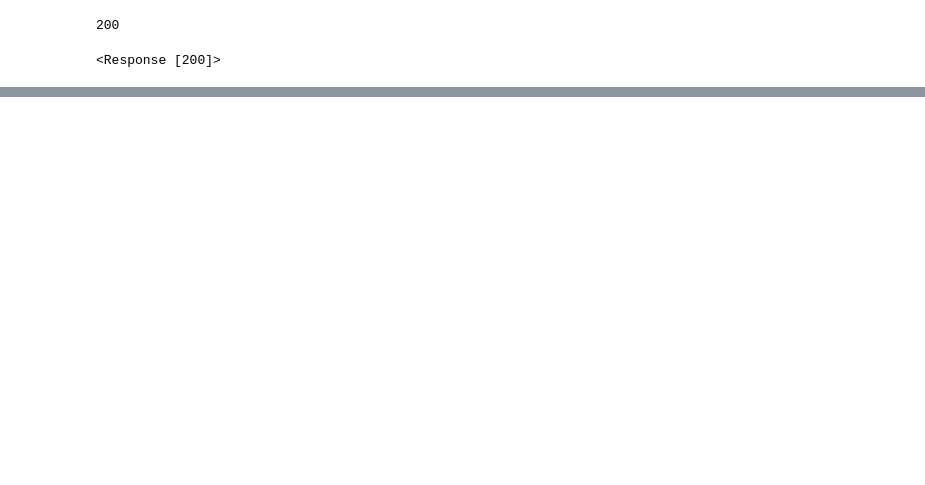
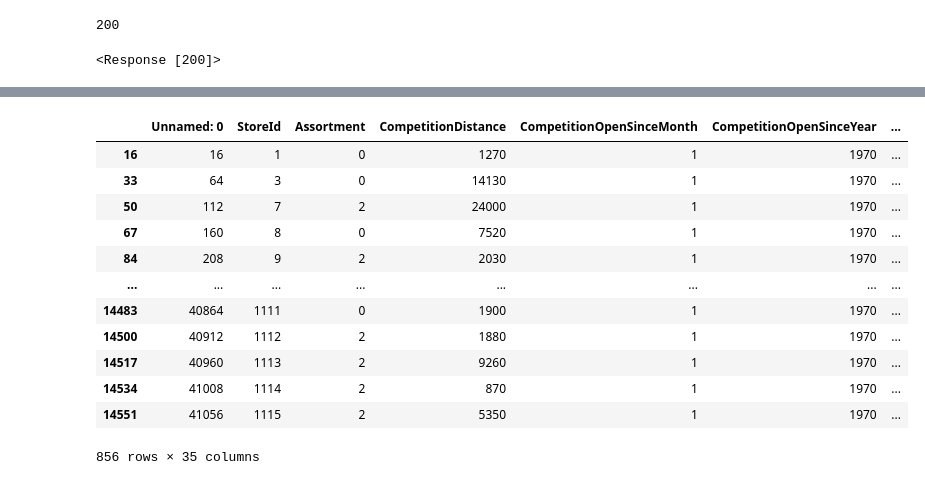
Before and after one commit to nathaliaop/rossman-drugstore-sales, a Jupyter notebook: Jupyter Notebooks/random_forest_regression.ipynb, the cells around one changed output, grey strips where cells are left out. Drawn from its saved outputs; the diff is of its cells as text; code cells hidden in the pictures; blank space fills up the shorter version.

```diff
--- a/Jupyter Notebooks/random_forest_regression.ipynb
+++ b/Jupyter Notebooks/random_forest_regression.ipynb
@@ -130,0 +152,16 @@ pd.DataFrame(r.json(), columns=r.json()[0].keys())
+# %%
+display(a[a['Day'] == 1])
+# %% [output]
+|  | Unnamed: 0 | StoreId | Assortment | CompetitionDistance | CompetitionOpenSinceMonth | CompetitionOpenSinceYear | ... |
+| 16 | 16 | 1 | 0 | 1270 | 1 | 1970 | ... |
+| 33 | 64 | 3 | 0 | 14130 | 1 | 1970 | ... |
+| 50 | 112 | 7 | 2 | 24000 | 1 | 1970 | ... |
+| 67 | 160 | 8 | 0 | 7520 | 1 | 1970 | ... |
+| 84 | 208 | 9 | 2 | 2030 | 1 | 1970 | ... |
+| ... | ... | ... | ... | ... | ... | ... | ... |
+| 14483 | 40864 | 1111 | 0 | 1900 | 1 | 1970 | ... |
+| 14500 | 40912 | 1112 | 2 | 1880 | 1 | 1970 | ... |
+| 14517 | 40960 | 1113 | 2 | 9260 | 1 | 1970 | ... |
+| 14534 | 41008 | 1114 | 2 | 870 | 1 | 1970 | ... |
+| 14551 | 41056 | 1115 | 2 | 5350 | 1 | 1970 | ... |
+856 rows × 35 columns
```
Also changed, not shown: parts of 8 cells of this notebook, 5 other files.
